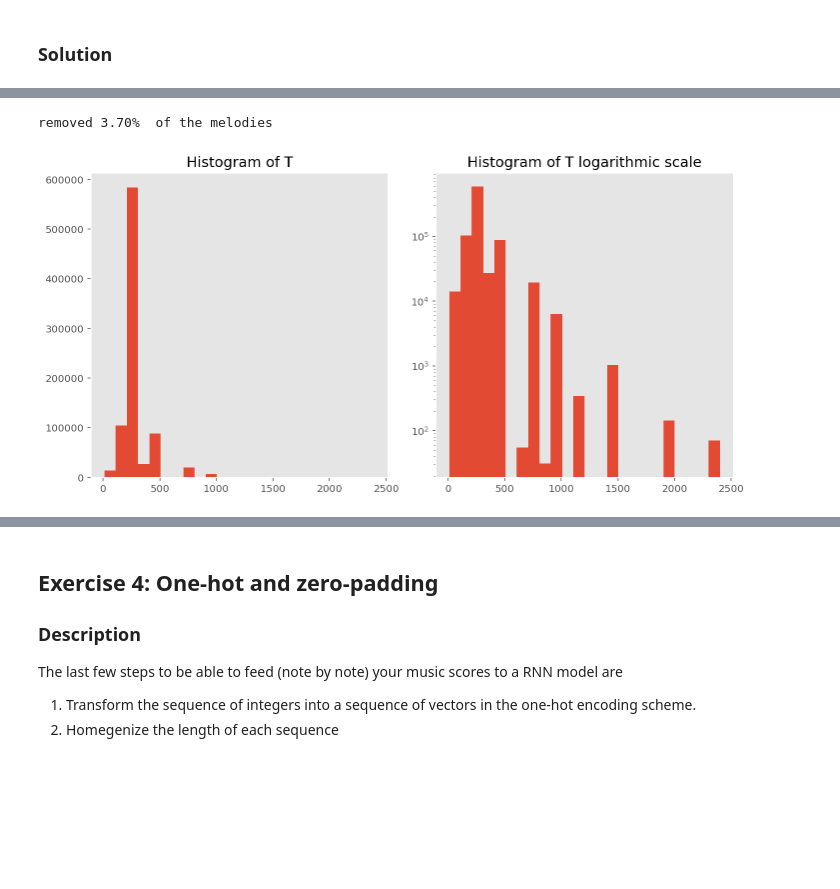
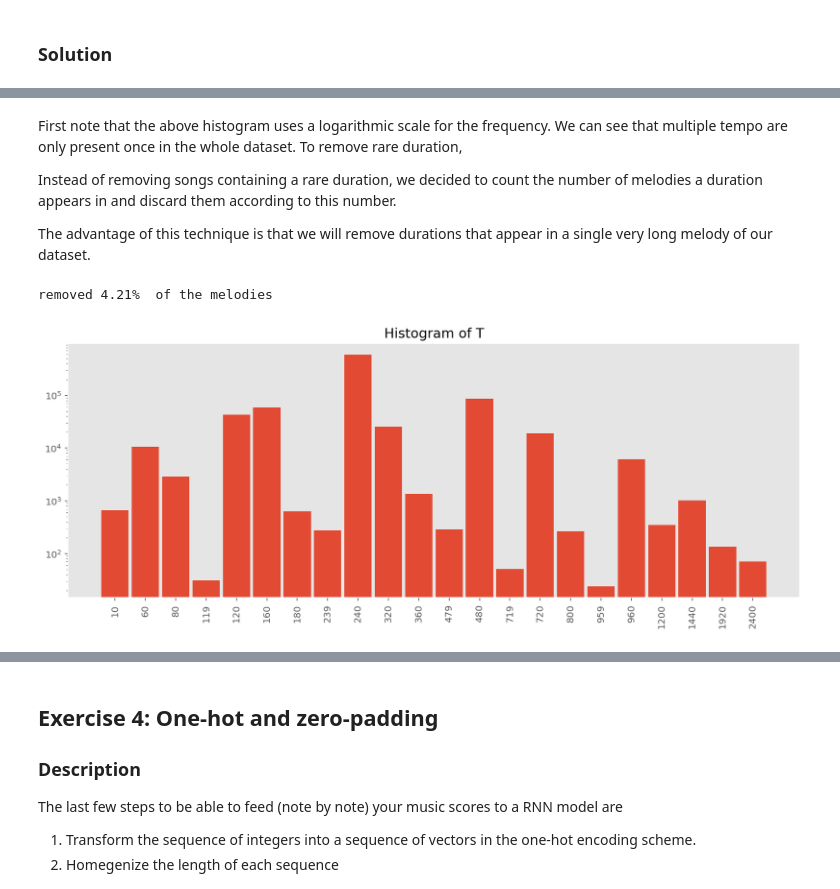
Before and after one commit to davidedidio/ANN, a Jupyter notebook: miniproject2/miniproject2.ipynb, the cells around one changed output, grey strips where cells are left out. Cells and saved outputs as stored; diff of their text form; code cells hidden in the pictures; blank space fills up the shorter version.

```diff
--- a/miniproject2/miniproject2.ipynb
+++ b/miniproject2/miniproject2.ipynb
@@ -419,0 +343,13 @@ plot_histogram(P, len(dictionaries["P"]), "Histogram of P")
+# %%
+# Rare event suppression
+# 1.
+
+def plot_histogram(data, dictionary, title, log=False):
+    plt.figure(figsize=[14, 5])
+    plt.hist(data, bins=range(len(dictionary)+1), log=log, rwidth=0.9)
+    plt.xticks(np.arange(0.5, len(dictionary) + 0.5, 1), dictionary, rotation=90)
+    plt.title(title)
+    plt.show()
+
+T = [ t for label in dataset_integer for t in dataset_integer[label]['T'] ]
+plot_histogram(T, dictionaries["T"], "Histogram of T", True)
@@ -420,5 +358,14 @@ plot_histogram(P, len(dictionaries["P"]), "Histogram of P")
+# %% [markdown]
+First note that the above histogram uses a logarithmic scale for the frequency.
+We can see that multiple tempo are only present once in the whole dataset.
+To remove rare duration,
+
+Instead of removing songs containing a rare duration, we decided to count the number of melodies a duration appears in and discard them according to this number.
+
+The advantage of this technique is that we will remove durations that appear in a single very long melody of our dataset.
 # %%
-# 2. Based on your observations, remove from your dataset melodies containing very rare durations. Adjust the rejection threshold such that at most 5% of the melodies are discarded with this step.
+# 2. Based on your observations, remove from your dataset melodies containing very rare durations.
+# Adjust the rejection threshold such that at most 5% of the melodies are discarded with this step.
 
 # Count the number of music per time index.
 time_freq_per_music = np.zeros(len(dictionaries["T"]))
@@ -427,7 +374,8 @@ for label, item in dataset_integer.items():
         time_freq_per_music[t] += 1
 
 # Get the time indexes to remove from the dataset
-to_remove = np.where(time_freq_per_music < 17)[0]
+threashold = 18
+to_remove = np.where(time_freq_per_music < threashold)[0]
 
 # Compute array of melodies to keep based on the time index to remove.
 labels_to_keep = []
@@ -440,7 +388,7 @@ for i, (label, item) in enumerate(dataset_integer.items()):
     if keep_label:
         labels_to_keep.append(label)
 
-# create rare_dataset containing only the selected melodies
+# Create rare_dataset containing only the selected melodies
 rare_dataset = {}
 for label, item in dataset.items():
     if label in labels_to_keep:
@@ -448,17 +396,17 @@ for label, item in dataset.items():
 
 print("removed %.2f%%  of the melodies" % (100 * (len(dataset) - len(rare_dataset)) / len(dataset)) )
 # %% [output]
-removed 3.70%  of the melodies
+removed 4.21%  of the melodies
 # %%
 # Rename the dataset for simplicity
-dictionaries = get_dictionaries(rare_dataset)
-dataset = rare_dataset
+rare_dictionaries = get_dictionaries(rare_dataset)
+rare_integer_dataset = get_integer_dataset(rare_dataset, rare_dictionaries)
 
 # 3. Recompute the duration dictionary based on your filtered dataset and plot the new histogram of durations.
-T = [ t for label in rare_dataset for t in rare_dataset[label]['T'] ]
-plot_histogram(T, len(rare_dictionaries["T"]), "Histogram of T")
+T = [ t for label in rare_integer_dataset for t in rare_integer_dataset[label]['T'] ]
+plot_histogram(T, rare_dictionaries["T"], "Histogram of T", True)
 # %% [output]
-[figure, old version]
+[figure, new version]
 # %%
 def transposeDataset(dataset):
     transposed_dataset = {}
```
Also changed, not shown: parts of 28 cells of this notebook, 6 other files.
